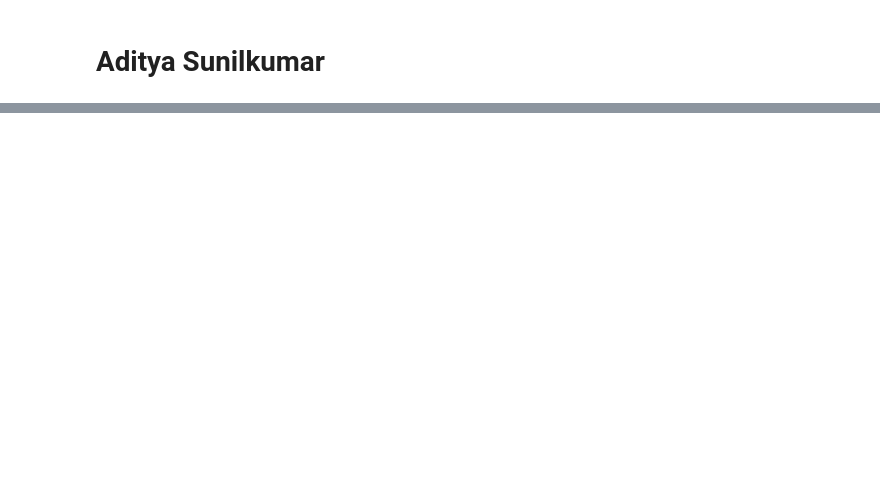
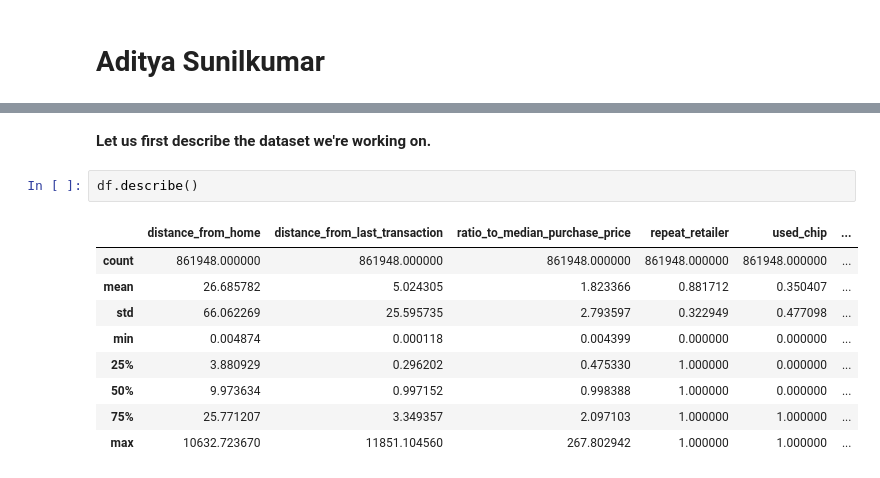
Before and after one commit to KarimKhalil33/CreditCard-Fraud-Data-Analysis, a Jupyter notebook: analysis/analysis3.ipynb, the cells around one changed output, grey strips where cells are left out. Saved outputs shown, nothing was run; the diff lists cells and outputs as text; blank space fills up the shorter version.

```diff
--- a/analysis/analysis3.ipynb
+++ b/analysis/analysis3.ipynb
@@ -15,3 +18,17 @@ mydata.head()
 | 2 | 5.091079 | 0.805153 | 0.427715 | 1.0 | 0.0 | ... |
 | 3 | 2.247564 | 5.600044 | 0.362663 | 1.0 | 1.0 | ... |
 | 4 | 44.190936 | 0.566486 | 2.222767 | 1.0 | 1.0 | ... |
+# %% [markdown]
+**Let us first describe the dataset we're working on.**
+# %%
+df.describe()
+# %% [output]
+|  | distance_from_home | distance_from_last_transaction | ratio_to_median_purchase_price | repeat_retailer | used_chip | ... |
+| count | 861948.000000 | 861948.000000 | 861948.000000 | 861948.000000 | 861948.000000 | ... |
+| mean | 26.685782 | 5.024305 | 1.823366 | 0.881712 | 0.350407 | ... |
+| std | 66.062269 | 25.595735 | 2.793597 | 0.322949 | 0.477098 | ... |
+| min | 0.004874 | 0.000118 | 0.004399 | 0.000000 | 0.000000 | ... |
+| 25% | 3.880929 | 0.296202 | 0.475330 | 1.000000 | 0.000000 | ... |
+| 50% | 9.973634 | 0.997152 | 0.998388 | 1.000000 | 0.000000 | ... |
+| 75% | 25.771207 | 3.349357 | 2.097103 | 1.000000 | 1.000000 | ... |
+| max | 10632.723670 | 11851.104560 | 267.802942 | 1.000000 | 1.000000 | ... |
```
Also changed, not shown: parts of 9 cells of this notebook.
